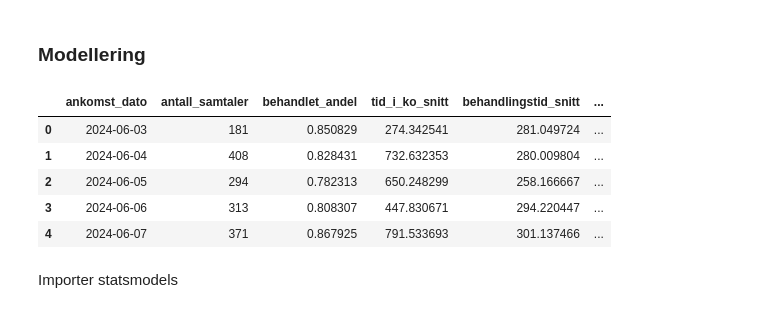
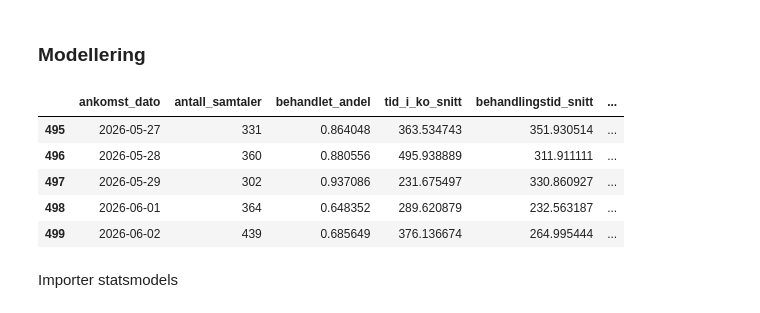
Before and after one commit to adnerolstad-klp/inngangsanalyse, a Jupyter notebook: code/notebooks/02_agg_analysis.ipynb, the cells around one changed output. Drawn from its saved outputs; the diff is of its cells as text; code cells hidden in the pictures.

```diff
--- a/code/notebooks/02_agg_analysis.ipynb
+++ b/code/notebooks/02_agg_analysis.ipynb
@@ -293,15 +301,15 @@ cols_to_remove = [
 ]
 df_ = df_.drop(columns=cols_to_remove)
 # %%
-df_.head()
+df_.tail()
 # df_.columns
 # %% [output]
 |  | ankomst_dato | antall_samtaler | behandlet_andel | tid_i_ko_snitt | behandlingstid_snitt | ... |
-| 0 | 2024-06-03 | 181 | 0.850829 | 274.342541 | 281.049724 | ... |
-| 1 | 2024-06-04 | 408 | 0.828431 | 732.632353 | 280.009804 | ... |
-| 2 | 2024-06-05 | 294 | 0.782313 | 650.248299 | 258.166667 | ... |
-| 3 | 2024-06-06 | 313 | 0.808307 | 447.830671 | 294.220447 | ... |
-| 4 | 2024-06-07 | 371 | 0.867925 | 791.533693 | 301.137466 | ... |
+| 495 | 2026-05-27 | 331 | 0.864048 | 363.534743 | 351.930514 | ... |
+| 496 | 2026-05-28 | 360 | 0.880556 | 495.938889 | 311.911111 | ... |
+| 497 | 2026-05-29 | 302 | 0.937086 | 231.675497 | 330.860927 | ... |
+| 498 | 2026-06-01 | 364 | 0.648352 | 289.620879 | 232.563187 | ... |
+| 499 | 2026-06-02 | 439 | 0.685649 | 376.136674 | 264.995444 | ... |
 # %% [markdown]
 Importer statsmodels
 # %%
```
Also changed, not shown: parts of 13 cells of this notebook.
